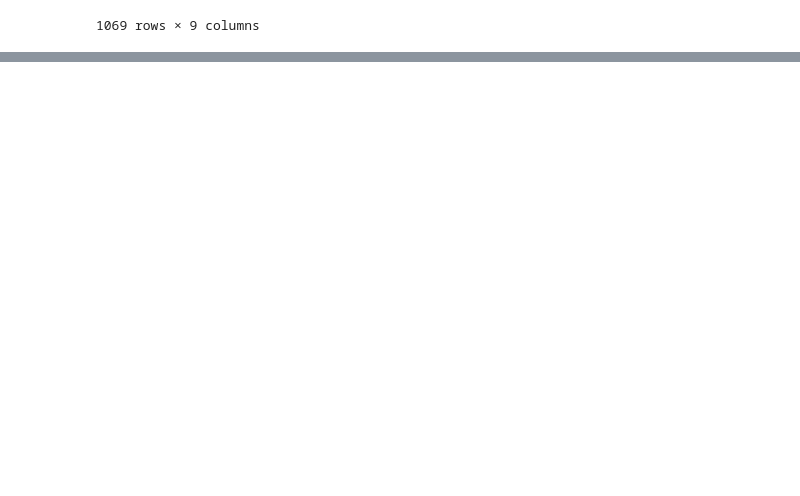
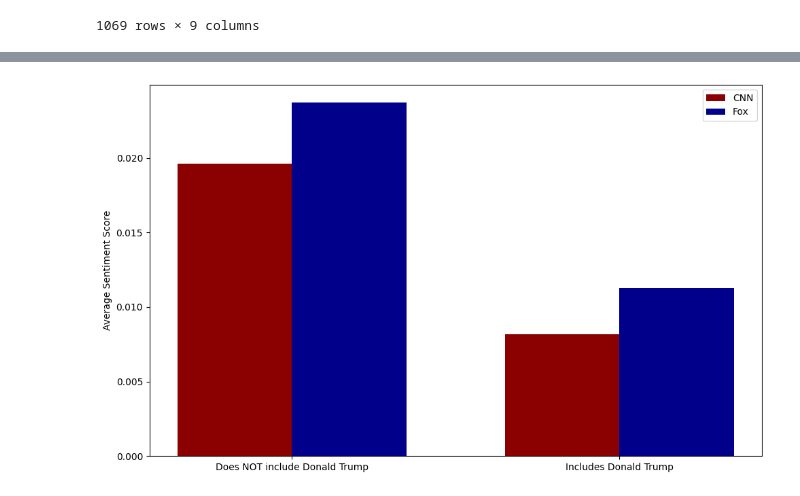
Before and after one commit to Enkhsaikhan-u/Text_as_data_final_project, a Jupyter notebook: analysis/analysis.ipynb, the cells around one changed output, grey strips where cells are left out. Drawn from its saved outputs; the diff is of its cells as text; code cells hidden in the pictures; blank space fills up the shorter version.

```diff
--- a/analysis/analysis.ipynb
+++ b/analysis/analysis.ipynb
@@ -442,0 +524,5 @@ plt.show()
+# %%
+df['has_donald_trump'] = df['clean_text'].str.contains(
+    r'\bdonald_trump\b',
+    na=False
+)
@@ -442,0 +535,39 @@ plt.show()
+# %%
+plot_df = (
+    df.groupby(['has_donald_trump', 'source'])['sentiment']
+      .mean()
+      .reset_index()
+)
+
+# Make labels readable
+plot_df['trump_label'] = plot_df['has_donald_trump'].map({
+    False: 'Does NOT include Donald Trump',
+    True: 'Includes Donald Trump'
+})
+# %%
+labels = plot_df['trump_label'].unique()
+cnn_vals = plot_df[plot_df['source'] == 'CNN']['sentiment'].values
+fox_vals = plot_df[plot_df['source'] == 'Fox']['sentiment'].values
+
+x = np.arange(len(labels))
+width = 0.35
+
+fig, ax = plt.subplots(figsize=(10, 6))
+
+ax.bar(x - width/2, cnn_vals, width, label='CNN', color='darkred')
+ax.bar(x + width/2, fox_vals, width, label='Fox', color='darkblue')
+
+# Labels and styling
+ax.set_ylabel('Average Sentiment Score')
+ax.set_xticks(x)
+ax.set_xticklabels(labels)
+ax.legend()
+
+ax.set_ylim(bottom=0)
+ax.spines['top'].set_visible(True)
+ax.spines['right'].set_visible(True)
+
+plt.tight_layout()
+plt.show()
+# %% [output]
+[figure, added]
```
Also changed, not shown: parts of 8 cells of this notebook, 1 other file.
